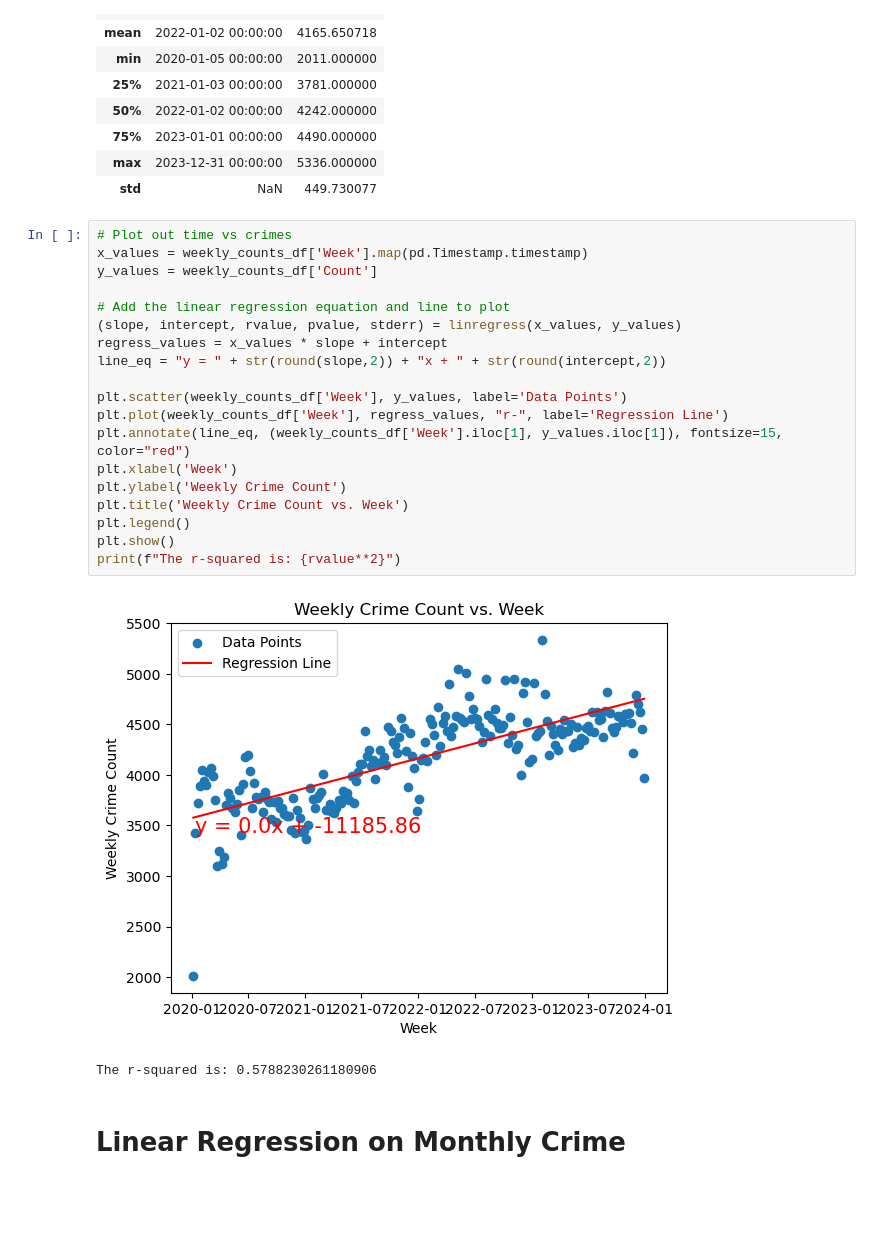
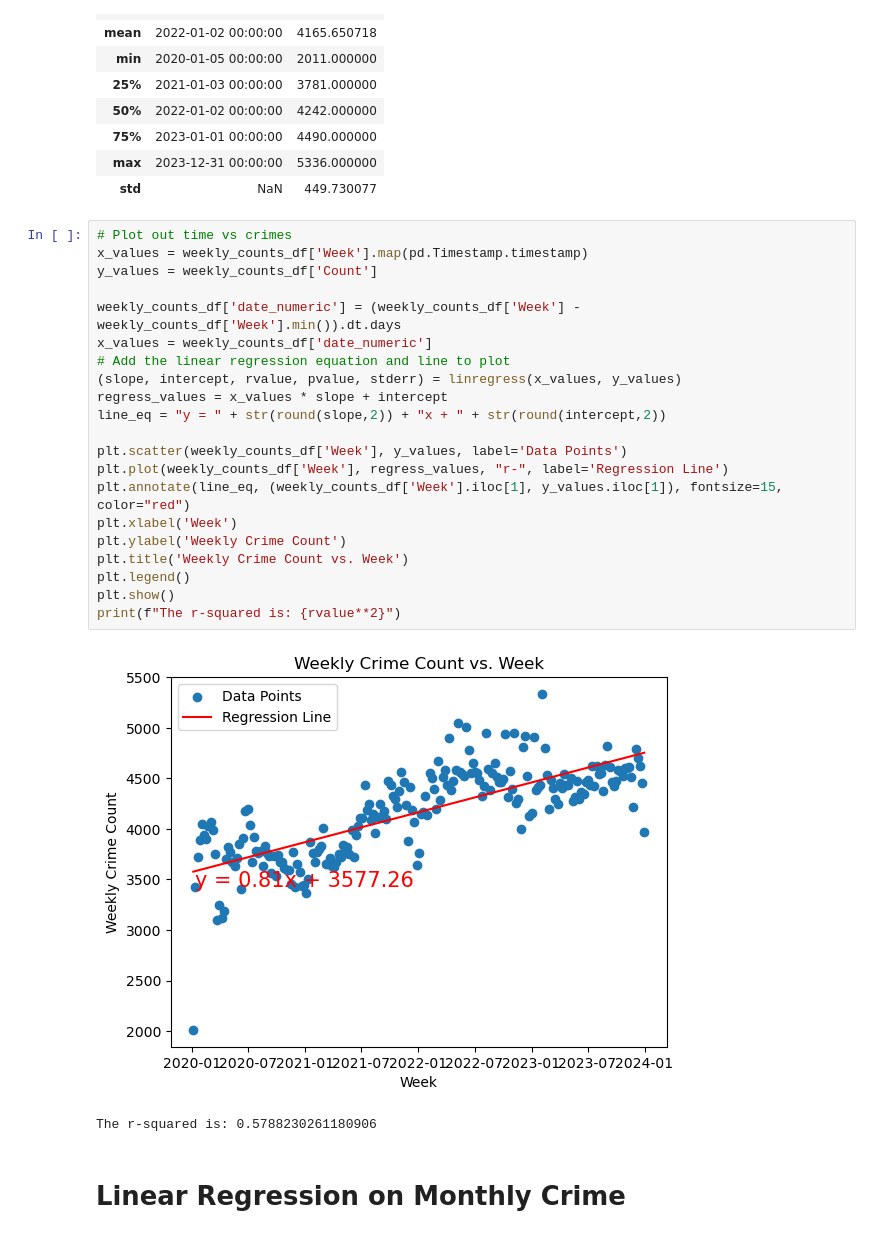
Before and after one commit to andrewplane/project_four, a Jupyter notebook: regression.ipynb, the cells around one changed output. Cells and saved outputs as stored; diff of their text form; blank space fills up the shorter version.

```diff
--- a/regression.ipynb
+++ b/regression.ipynb
@@ -198,24 +201,26 @@ weekly_counts_df.describe()
 # %%
 # Plot out time vs crimes
 x_values = weekly_counts_df['Week'].map(pd.Timestamp.timestamp)
 y_values = weekly_counts_df['Count']
 
+weekly_counts_df['date_numeric'] = (weekly_counts_df['Week'] - weekly_counts_df['Week'].min()).dt.days
+x_values = weekly_counts_df['date_numeric']
 # Add the linear regression equation and line to plot
 (slope, intercept, rvalue, pvalue, stderr) = linregress(x_values, y_values)
 regress_values = x_values * slope + intercept
 line_eq = "y = " + str(round(slope,2)) + "x + " + str(round(intercept,2))
 
 plt.scatter(weekly_counts_df['Week'], y_values, label='Data Points')
 plt.plot(weekly_counts_df['Week'], regress_values, "r-", label='Regression Line')
 plt.annotate(line_eq, (weekly_counts_df['Week'].iloc[1], y_values.iloc[1]), fontsize=15, color="red")
 plt.xlabel('Week')
 plt.ylabel('Weekly Crime Count')
 plt.title('Weekly Crime Count vs. Week')
 plt.legend()
 plt.show()
 print(f"The r-squared is: {rvalue**2}")
 # %% [output]
-[figure, old version]
+[figure, new version]
 The r-squared is: 0.5788230261180906
 # %% [markdown]
 # Linear Regression on Monthly Crime
```
Also changed, not shown: parts of 6 cells of this notebook.
